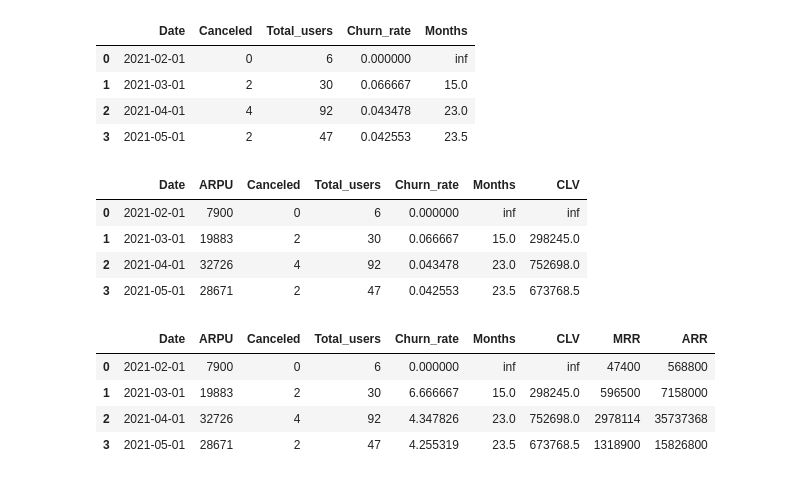
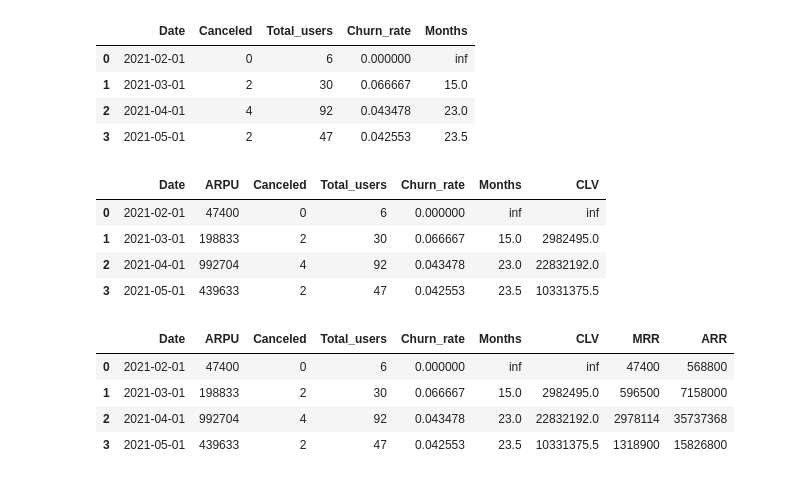
Before and after one commit to juanpanu-zz/SaaS_Metrics, a Jupyter notebook: data_app.ipynb, the cells around one changed output. Saved outputs shown, nothing was run; the diff lists cells and outputs as text; code cells hidden in the pictures.

```diff
--- a/data_app.ipynb
+++ b/data_app.ipynb
@@ -36,6 +36,6 @@ df.head()
 | 40 | App\Models\Companies\Subscription | 61 | paid | 2021-02-23 15:55:20 | NaT | NaN | 3900 | 3390 | 2021-02-23 15:55:20 | ... |
 5 rows × 28 columns
 # %%
-subscribed=df.groupby(['payer_id',pd.Grouper(key='paid_at',freq='MS')])['amount'].sum()
+subscribed=df.groupby(['company_id',pd.Grouper(key='paid_at',freq='MS')])['amount'].sum()
 subscribed
 # %% [output]
@@ -88,7 +87,7 @@ ARPU
 #Churn Rate
 # Total # of Customers that Cancel / Total # of Customers (at given Month)
 # %%
-tot_custM =  df.groupby(['payer_id','paid_at'])['status'].count().reset_index()
+tot_custM =  df.groupby(['company_id','paid_at'])['status'].count().reset_index()
 tot_custM = tot_custM.resample('MS',on='paid_at')['status'].count().reset_index().rename(columns={'status':'Total_users','paid_at':'Date'})
 tot_custM
 # %% [output]
@@ -99,7 +98,7 @@ tot_custM
 | 3 | 2021-05-01 | 47 |
 # %%
 fail_custM = df[df['status']== 'failed']
-fail_custM =  fail_custM.groupby(['payer_id','failed_at'])['status'].count().reset_index()
+fail_custM =  fail_custM.groupby(['company_id','failed_at'])['status'].count().reset_index()
 fail_custM = fail_custM.resample('MS',on='failed_at')['status'].count().reset_index().rename(columns={'status':'Canceled','failed_at':'Date'})
 fail_custM['Canceled'] = np.floor(fail_custM['Canceled']/4)
 # fail_custM = fail_custM[fail_custM['Canceled']>=1]
@@ -132,26 +131,26 @@ CLV['CLV'] = CLV['CLV'].astype(int,errors='ignore')
 CLV
 # %% [output]
 |  | Date | ARPU | Canceled | Total_users | Churn_rate | Months | CLV |
-| 0 | 2021-02-01 | 7900 | 0 | 6 | 0.000000 | inf | inf |
-| 1 | 2021-03-01 | 19883 | 2 | 30 | 0.066667 | 15.0 | 298245.0 |
-| 2 | 2021-04-01 | 32726 | 4 | 92 | 0.043478 | 23.0 | 752698.0 |
-| 3 | 2021-05-01 | 28671 | 2 | 47 | 0.042553 | 23.5 | 673768.5 |
+| 0 | 2021-02-01 | 47400 | 0 | 6 | 0.000000 | inf | inf |
+| 1 | 2021-03-01 | 198833 | 2 | 30 | 0.066667 | 15.0 | 2982495.0 |
+| 2 | 2021-04-01 | 992704 | 4 | 92 | 0.043478 | 23.0 | 22832192.0 |
+| 3 | 2021-05-01 | 439633 | 2 | 47 | 0.042553 | 23.5 | 10331375.5 |
 # %%
 #CAC (TAS)
 #Customer Aquisition Cost
 # %%
 SAAS = CLV
 SAAS['MRR'] = MRR['MRR']
 SAAS['ARR'] = MRR['ARR']
-SAAS['Churn_rate'] = SAAS['Churn_rate']*100
+# SAAS['Churn_rate'] = SAAS['Churn_rate']*100
 
 SAAS
 # %% [output]
 |  | Date | ARPU | Canceled | Total_users | Churn_rate | Months | CLV | MRR | ARR |
-| 0 | 2021-02-01 | 7900 | 0 | 6 | 0.000000 | inf | inf | 47400 | 568800 |
-| 1 | 2021-03-01 | 19883 | 2 | 30 | 6.666667 | 15.0 | 298245.0 | 596500 | 7158000 |
-| 2 | 2021-04-01 | 32726 | 4 | 92 | 4.347826 | 23.0 | 752698.0 | 2978114 | 35737368 |
-| 3 | 2021-05-01 | 28671 | 2 | 47 | 4.255319 | 23.5 | 673768.5 | 1318900 | 15826800 |
+| 0 | 2021-02-01 | 47400 | 0 | 6 | 0.000000 | inf | inf | 47400 | 568800 |
+| 1 | 2021-03-01 | 198833 | 2 | 30 | 0.066667 | 15.0 | 2982495.0 | 596500 | 7158000 |
+| 2 | 2021-04-01 | 992704 | 4 | 92 | 0.043478 | 23.0 | 22832192.0 | 2978114 | 35737368 |
+| 3 | 2021-05-01 | 439633 | 2 | 47 | 0.042553 | 23.5 | 10331375.5 | 1318900 | 15826800 |
 # %%
 import dash
 import dash_core_components as dcc
```
Also changed, not shown: parts of 7 cells of this notebook, 2 other files.
